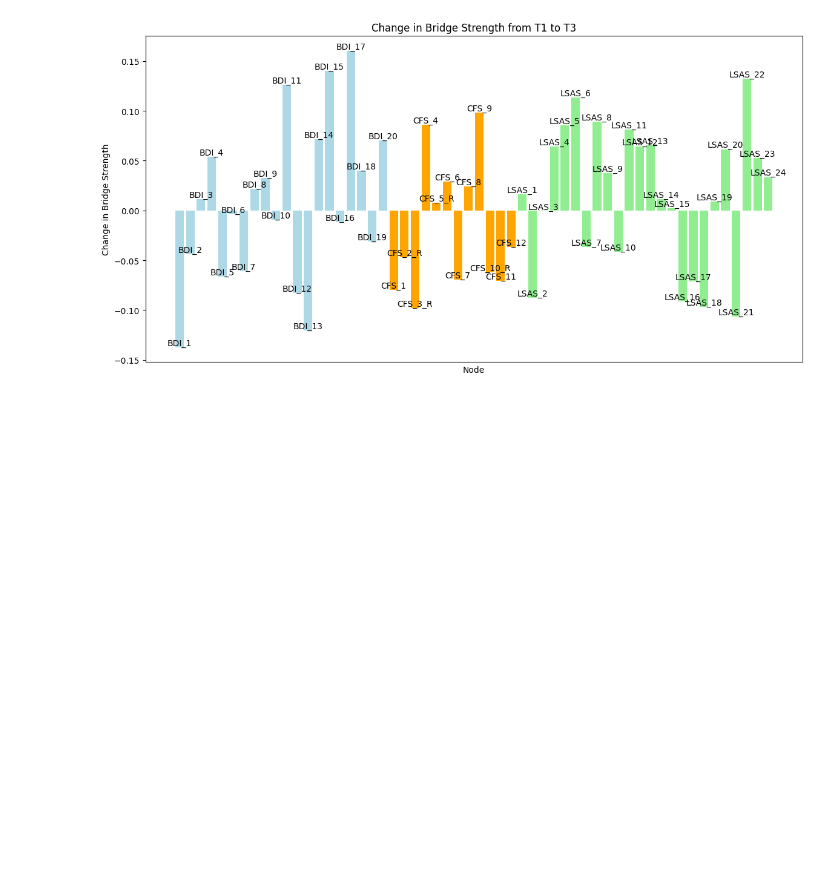
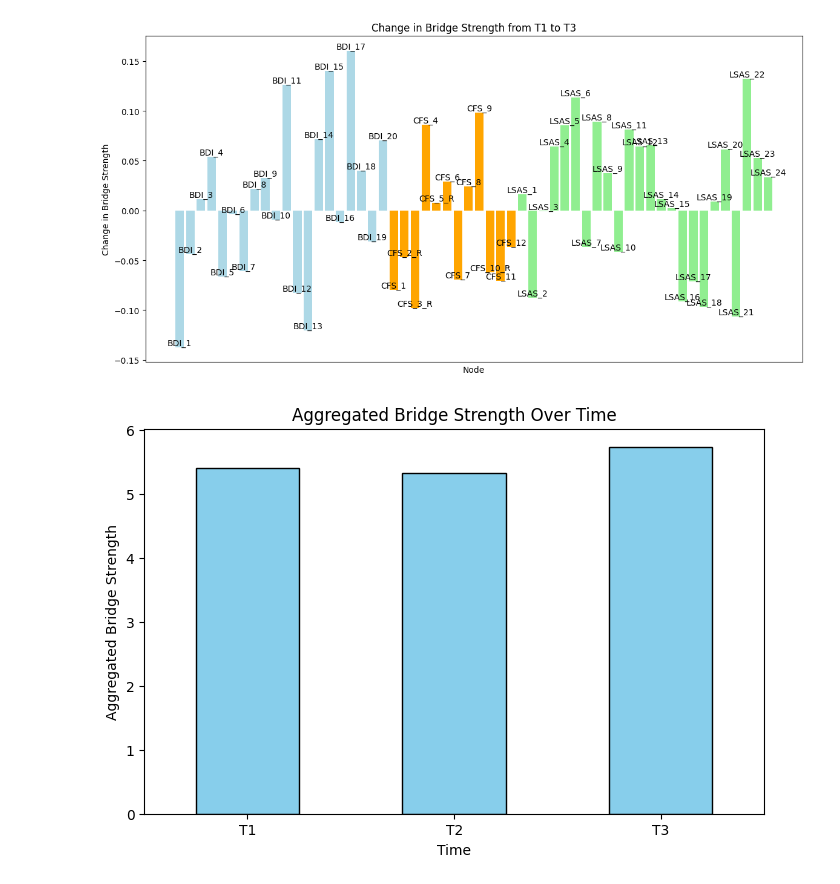
Before and after one commit to madisonlaprise/Senior_Thesis, a Jupyter notebook: Study2/EBICGlasso_Evolution/Centrality Measures/Bridge_Analysis.ipynb, the cells around one changed output. Cells and saved outputs as stored; diff of their text form; code cells hidden in the pictures; blank space fills up the shorter version.

```diff
--- a/Study2/EBICGlasso_Evolution/Centrality Measures/Bridge_Analysis.ipynb
+++ b/Study2/EBICGlasso_Evolution/Centrality Measures/Bridge_Analysis.ipynb
@@ -295,3 +336,17 @@ plt.show()
 # %% [output]
 [figure]
 [figure]
+# %%
+# Aggregate bridge strength over time
+bridge_strength_agg = df_combined.groupby('Time')['Bridge_Strength'].sum()
+
+# Plot the aggregated bridge strength
+plt.figure(figsize=(8, 5))
+bridge_strength_agg.plot(kind='bar', color='skyblue', edgecolor='black')
+plt.xlabel('Time')
+plt.ylabel('Aggregated Bridge Strength')
+plt.title('Aggregated Bridge Strength Over Time')
+plt.xticks(rotation=0)
+plt.show()
+# %% [output]
+[figure, added]
```
Also changed, not shown: parts of 2 cells of this notebook.
